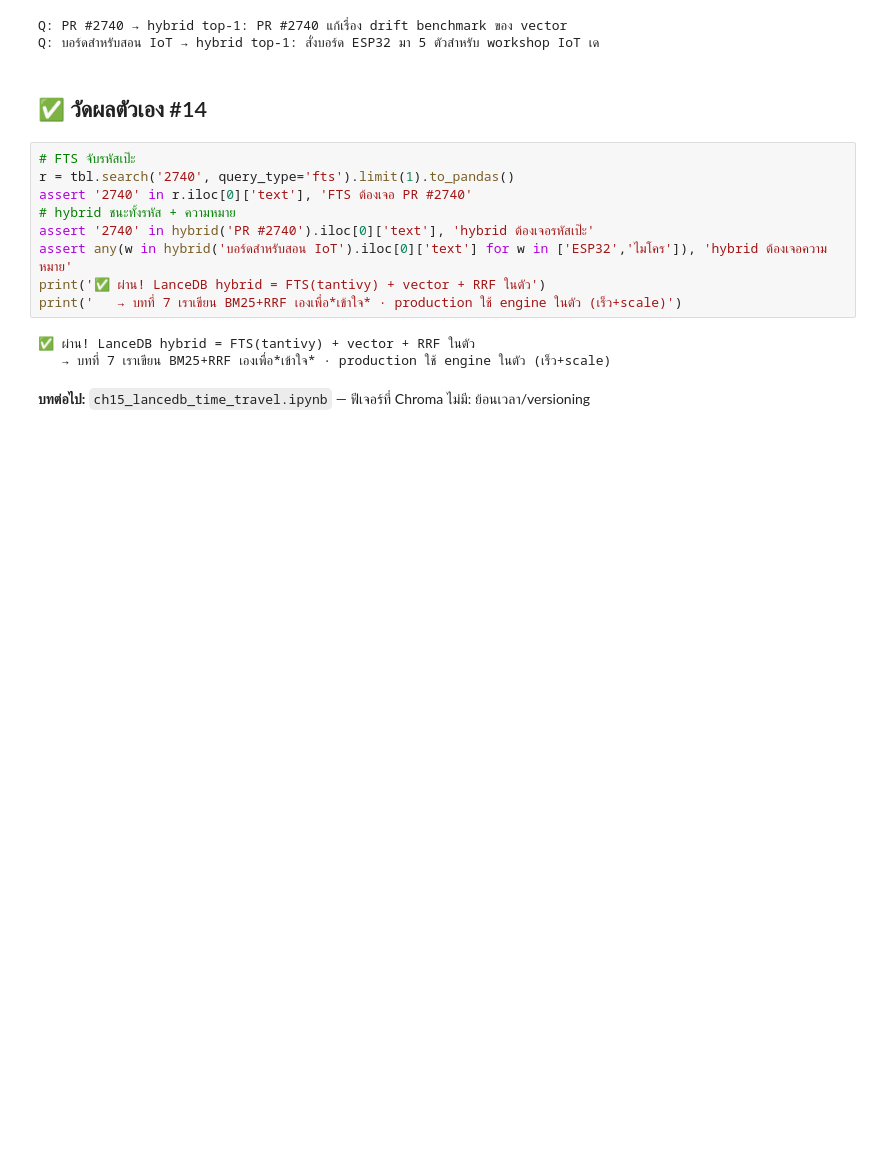
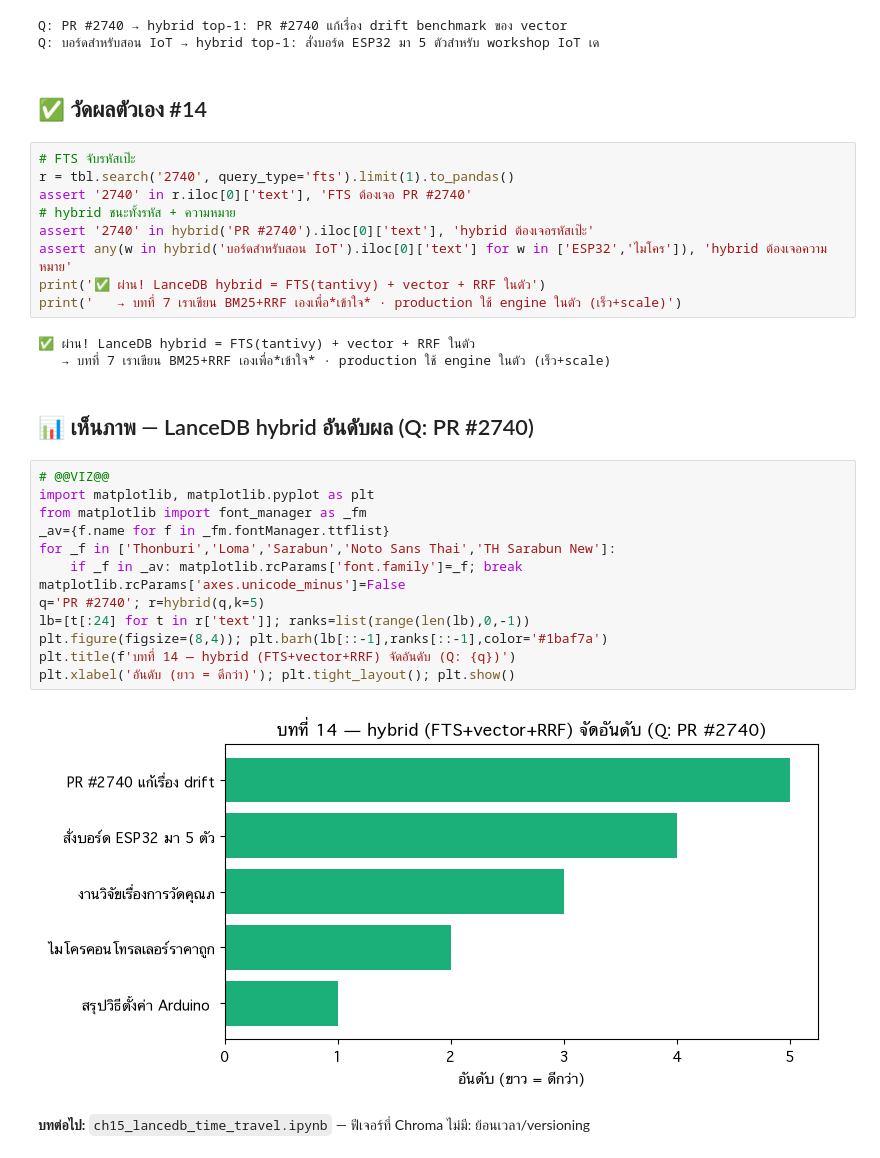
Before and after one commit to nat-build-with-oracle/ajfon-oracle, a Jupyter notebook: book/notebooks/ch14_lancedb_hybrid_native.ipynb, the cells around one changed output. Drawn from its saved outputs; the diff is of its cells as text; blank space fills up the shorter version.

```diff
--- a/book/notebooks/ch14_lancedb_hybrid_native.ipynb
+++ b/book/notebooks/ch14_lancedb_hybrid_native.ipynb
@@ -99,5 +99,22 @@ print('   → บทที่ 7 เราเขียน BM25+RRF เองเ
 # %% [output]
 ✅ ผ่าน! LanceDB hybrid = FTS(tantivy) + vector + RRF ในตัว
    → บทที่ 7 เราเขียน BM25+RRF เองเพื่อ*เข้าใจ* · production ใช้ engine ในตัว (เร็ว+scale)
+# %% [markdown]
+## 📊 เห็นภาพ — LanceDB hybrid อันดับผล (Q: PR #2740)
+# %%
+# @@VIZ@@
+import matplotlib, matplotlib.pyplot as plt
+from matplotlib import font_manager as _fm
+_av={f.name for f in _fm.fontManager.ttflist}
+for _f in ['Thonburi','Loma','Sarabun','Noto Sans Thai','TH Sarabun New']:
+    if _f in _av: matplotlib.rcParams['font.family']=_f; break
+matplotlib.rcParams['axes.unicode_minus']=False
+q='PR #2740'; r=hybrid(q,k=5)
+lb=[t[:24] for t in r['text']]; ranks=list(range(len(lb),0,-1))
+plt.figure(figsize=(8,4)); plt.barh(lb[::-1],ranks[::-1],color='#1baf7a')
+plt.title(f'บทที่ 14 — hybrid (FTS+vector+RRF) จัดอันดับ (Q: {q})')
+plt.xlabel('อันดับ (ยาว = ดีกว่า)'); plt.tight_layout(); plt.show()
+# %% [output]
+[figure, added]
 # %% [markdown]
 **บทต่อไป:** `ch15_lancedb_time_travel.ipynb` — ฟีเจอร์ที่ Chroma ไม่มี: ย้อนเวลา/versioning
```
Also changed, not shown: 26 other files.
